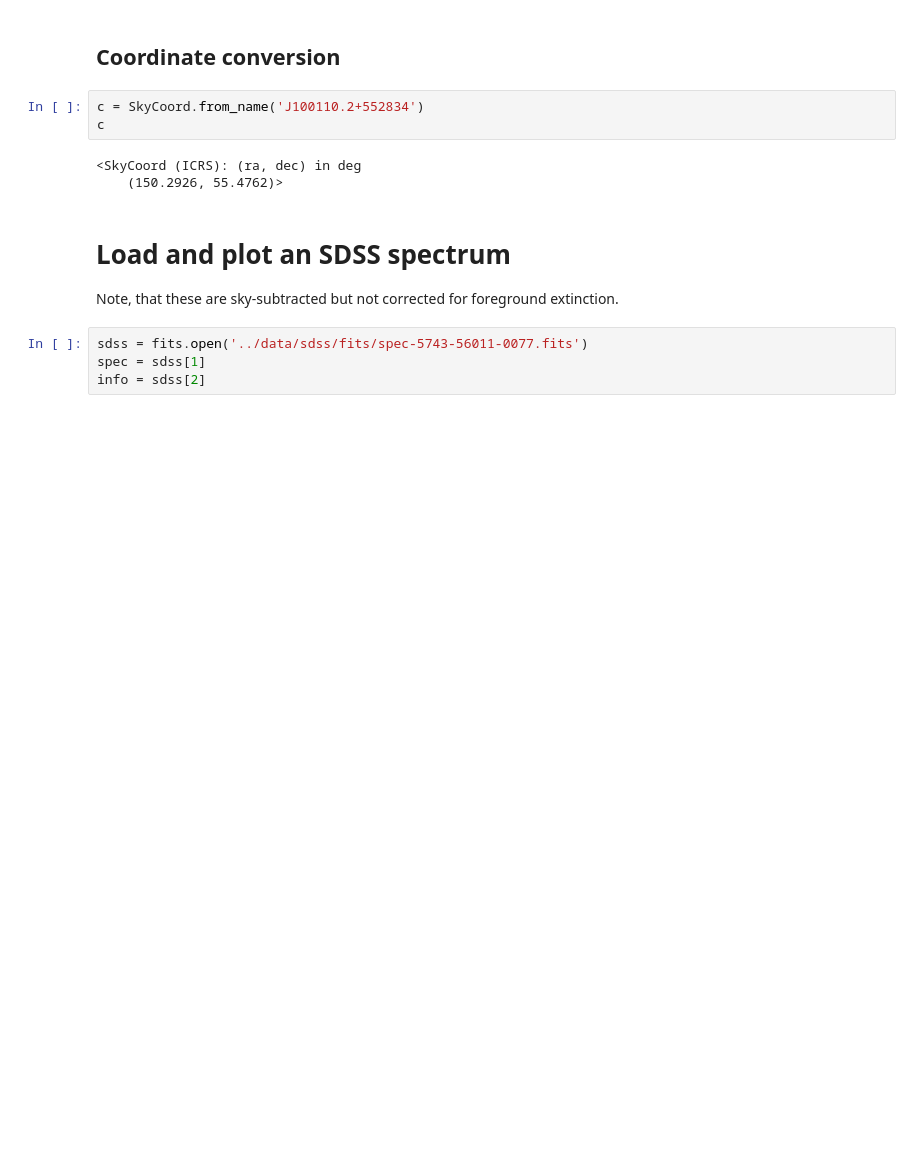
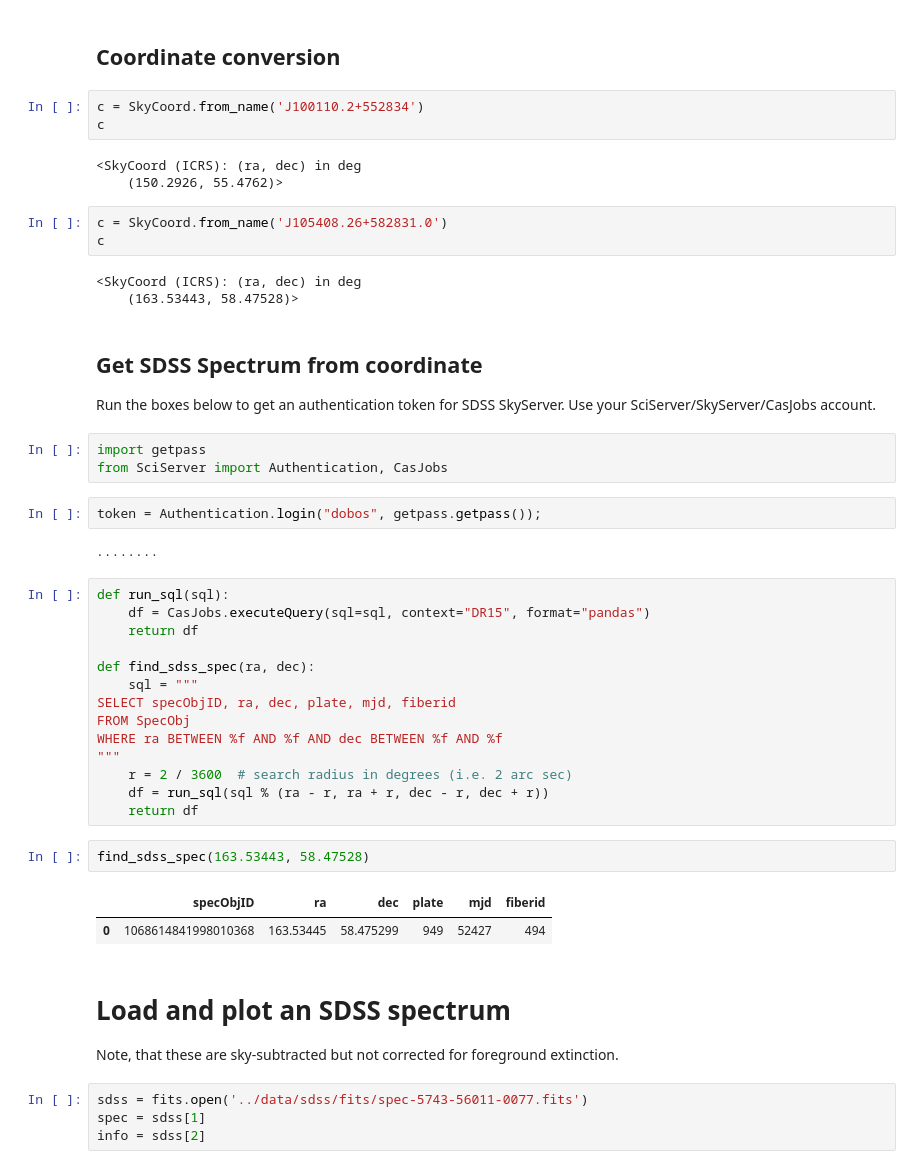
Before and after one commit to dobos/sdss_galex_lls, a Jupyter notebook: py/explore.ipynb, the cells around one changed output. Cells and saved outputs as stored; diff of their text form; blank space fills up the shorter version.

Commit message:
Added functions to get SDSS spectrum IDs by coordinates.

```diff
--- a/py/explore.ipynb
+++ b/py/explore.ipynb
@@ -82,6 +82,42 @@ c
 # %% [output]
 <SkyCoord (ICRS): (ra, dec) in deg
     (150.2926, 55.4762)>
+# %%
+c = SkyCoord.from_name('J105408.26+582831.0')
+c
+# %% [output]
+<SkyCoord (ICRS): (ra, dec) in deg
+    (163.53443, 58.47528)>
+# %% [markdown]
+## Get SDSS Spectrum from coordinate
+
+Run the boxes below to get an authentication token for SDSS SkyServer. Use your SciServer/SkyServer/CasJobs account.
+# %%
+import getpass
+from SciServer import Authentication, CasJobs
+# %%
+token = Authentication.login("dobos", getpass.getpass());
+# %% [output]
+········
+# %%
+def run_sql(sql):
+    df = CasJobs.executeQuery(sql=sql, context="DR15", format="pandas")
+    return df
+
+def find_sdss_spec(ra, dec):
+    sql = """
+SELECT specObjID, ra, dec, plate, mjd, fiberid
+FROM SpecObj
+WHERE ra BETWEEN %f AND %f AND dec BETWEEN %f AND %f
+"""
+    r = 2 / 3600  # search radius in degrees (i.e. 2 arc sec)
+    df = run_sql(sql % (ra - r, ra + r, dec - r, dec + r))
+    return df
+# %%
+find_sdss_spec(163.53443, 58.47528)
+# %% [output]
+|  | specObjID | ra | dec | plate | mjd | fiberid |
+| 0 | 1068614841998010368 | 163.53445 | 58.475299 | 949 | 52427 | 494 |
 # %% [markdown]
 # Load and plot an SDSS spectrum
 
```
Also changed, not shown: 11 other files.
